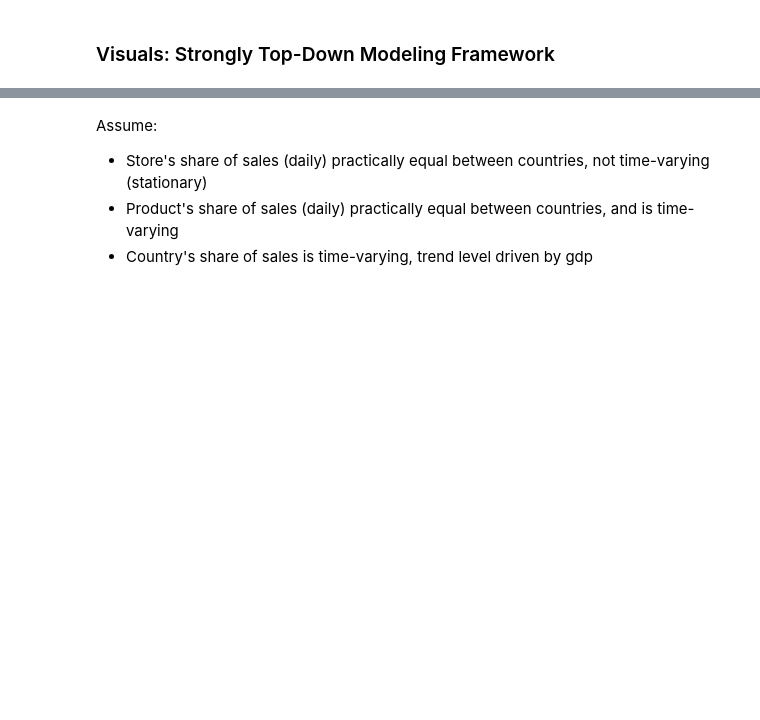
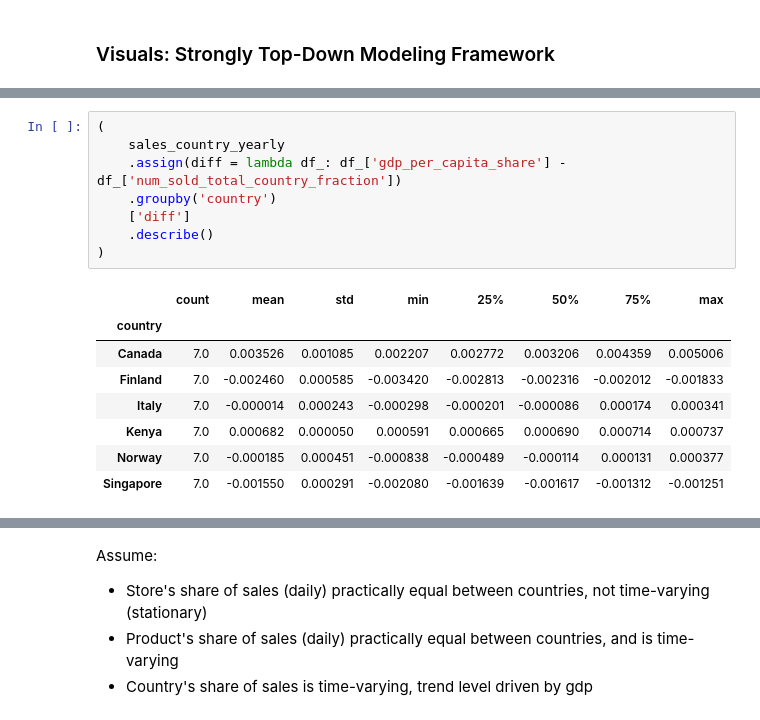
Before and after one commit to abrahamalex13/forecast_stickers_kaggle, a Jupyter notebook: notebooks/eda.ipynb, the cells around one changed output, grey strips where cells are left out. Cells and saved outputs as stored; diff of their text form; blank space fills up the shorter version.

```diff
--- a/notebooks/eda.ipynb
+++ b/notebooks/eda.ipynb
@@ -629,3 +850,20 @@ sales_country_daily = (
+# %%
+(
+    sales_country_yearly
+    .assign(diff = lambda df_: df_['gdp_per_capita_share'] - df_['num_sold_total_country_fraction'])
+    .groupby('country')
+    ['diff']
+    .describe()
+)
+# %% [output]
+|  | count | mean | std | min | 25% | 50% | 75% | max |
+| country |  |  |  |  |  |  |  |  |
+| Canada | 7.0 | 0.003526 | 0.001085 | 0.002207 | 0.002772 | 0.003206 | 0.004359 | 0.005006 |
+| Finland | 7.0 | -0.002460 | 0.000585 | -0.003420 | -0.002813 | -0.002316 | -0.002012 | -0.001833 |
+| Italy | 7.0 | -0.000014 | 0.000243 | -0.000298 | -0.000201 | -0.000086 | 0.000174 | 0.000341 |
+| Kenya | 7.0 | 0.000682 | 0.000050 | 0.000591 | 0.000665 | 0.000690 | 0.000714 | 0.000737 |
+| Norway | 7.0 | -0.000185 | 0.000451 | -0.000838 | -0.000489 | -0.000114 | 0.000131 | 0.000377 |
+| Singapore | 7.0 | -0.001550 | 0.000291 | -0.002080 | -0.001639 | -0.001617 | -0.001312 | -0.001251 |
 # %%
 sales_product_daily = (
     sales_daily
```
Also changed, not shown: parts of 59 cells of this notebook.
